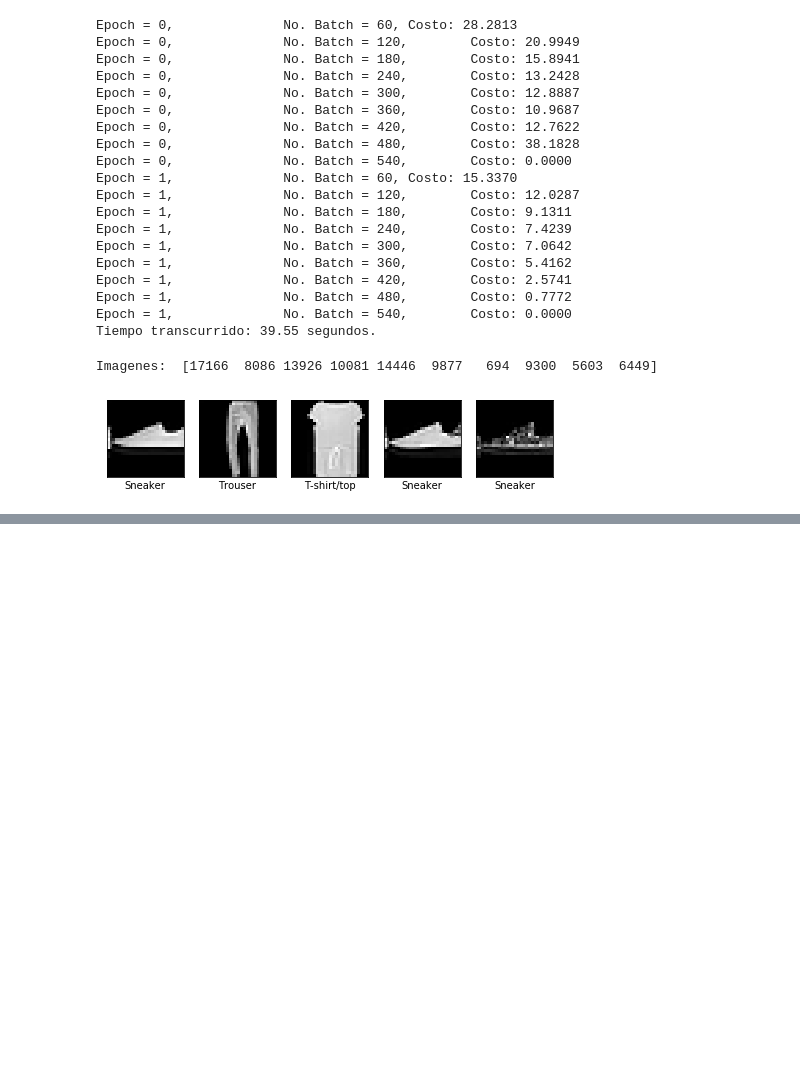
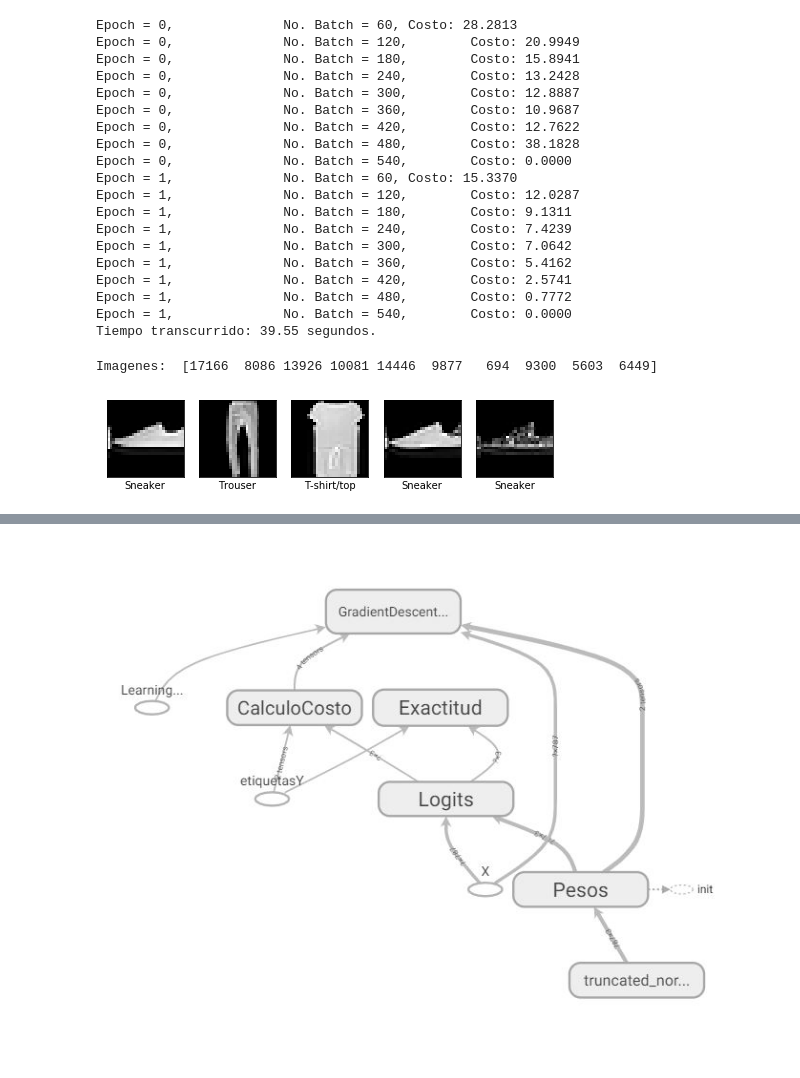
Before and after one commit to dvallesc/practica4-statisticalLearning, a Jupyter notebook: Practica4_DiegoValle_20003022.ipynb, the cells around one changed output, grey strips where cells are left out. Cells and saved outputs as stored; diff of their text form; code cells hidden in the pictures; blank space fills up the shorter version.

```diff
--- a/Practica4_DiegoValle_20003022.ipynb
+++ b/Practica4_DiegoValle_20003022.ipynb
@@ -225,0 +232,5 @@ Imagenes:  [17166  8086 13926 10081 14446  9877   694  9300  5603  6449]
+# %%
+from IPython.display import Image
+Image(filename="grafo.jpg")
+# %% [output]
+[figure, added]
```
Also changed, not shown: parts of 12 cells of this notebook.
